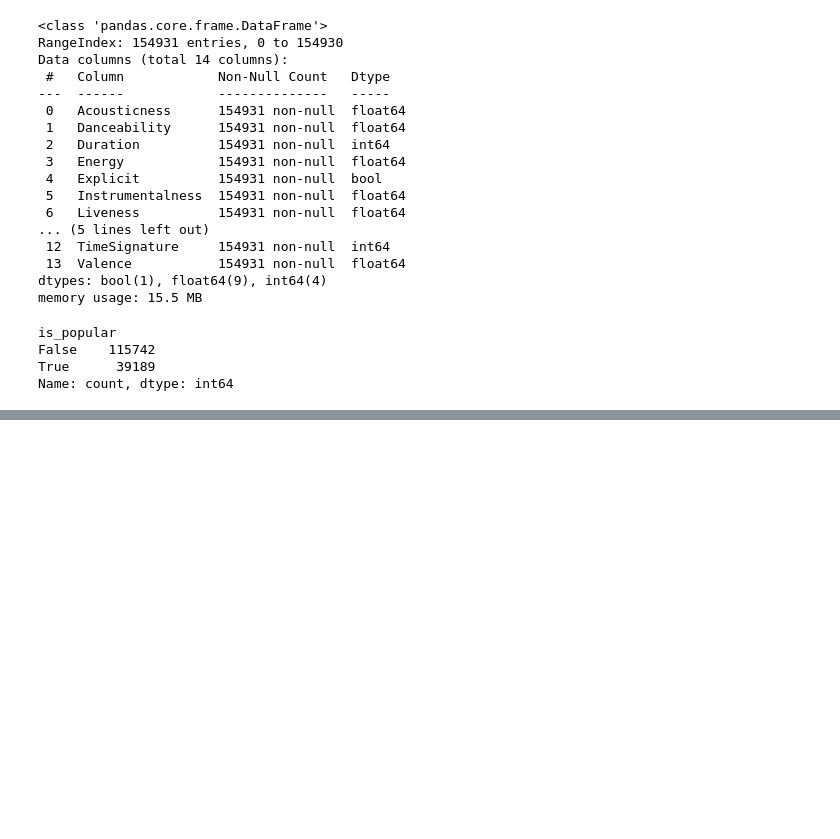
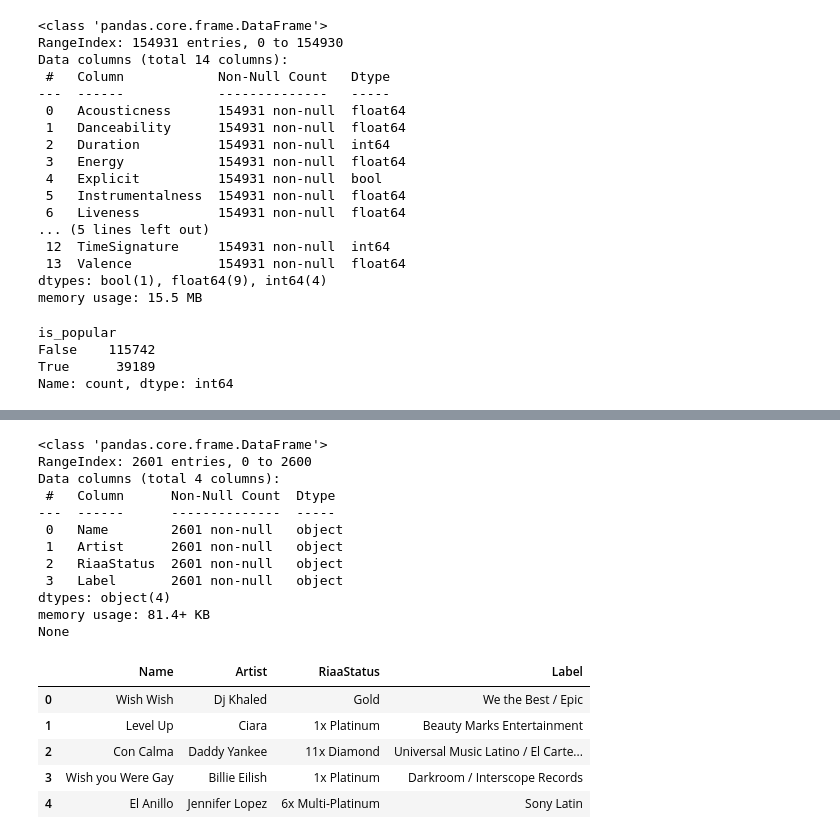
Before and after one commit to AlejandroChavezA00571497/Project04, a Jupyter notebook: Spotify analysis/Main_models.ipynb, the cells around one changed output, grey strips where cells are left out. Cells and saved outputs as stored; diff of their text form; code cells hidden in the pictures; blank space fills up the shorter version.

```diff
--- a/Spotify analysis/Main_models.ipynb
+++ b/Spotify analysis/Main_models.ipynb
@@ -871,0 +914,24 @@ Loss: 0.536716103553772, Accuracy: 0.7462887167930603
+# %%
+certs_df = pd.read_csv("../Resources/riaaSingleCerts_1999-2019.csv")
+certs_df = certs_df.drop(columns=["X"])
+print(certs_df.info())
+certs_df.head()
+# %% [output]
+<class 'pandas.core.frame.DataFrame'>
+RangeIndex: 2601 entries, 0 to 2600
+Data columns (total 4 columns):
+ #   Column      Non-Null Count  Dtype
+---  ------      --------------  -----
+ 0   Name        2601 non-null   object
+ 1   Artist      2601 non-null   object
+ 2   RiaaStatus  2601 non-null   object
+ 3   Label       2601 non-null   object
+dtypes: object(4)
+memory usage: 81.4+ KB
+None
+|  | Name | Artist | RiaaStatus | Label |
+| 0 | Wish Wish | Dj Khaled | Gold | We the Best / Epic |
+| 1 | Level Up | Ciara | 1x Platinum | Beauty Marks Entertainment |
+| 2 | Con Calma | Daddy Yankee | 11x Diamond | Universal Music Latino / El Carte... |
+| 3 | Wish you Were Gay | Billie Eilish | 1x Platinum | Darkroom / Interscope Records |
+| 4 | El Anillo | Jennifer Lopez | 6x Multi-Platinum | Sony Latin |
```
Also changed, not shown: parts of 27 cells of this notebook, 1 other file.
